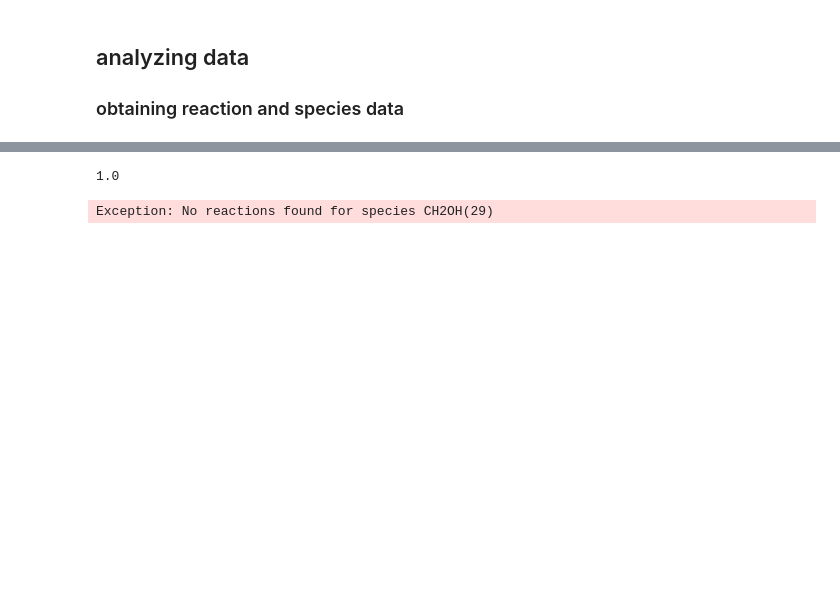
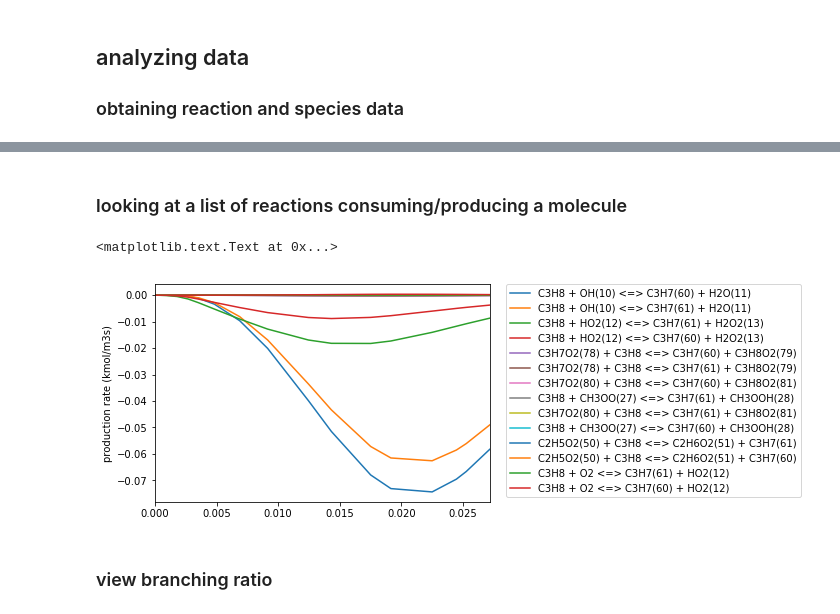
Before and after one commit to goldmanm/cantera-tools, a Jupyter notebook: cookbook.ipynb, the cells around one changed output, grey strips where cells are left out. Cells and saved outputs as stored; diff of their text form; code cells hidden in the pictures; blank space fills up the shorter version.

Commit message:
Updated Cantera cookbook

```diff
--- a/cookbook.ipynb
+++ b/cookbook.ipynb
@@ -59,3 +94,28 @@ result.to_csv('cookbook_files/{}.csv'.format('run_simulation_example'))
+# %%
+model_link = 'cookbook_files/model.cti'
+
+# creates the cantera Solution object
+solution_conv = ctt.create_mechanism(model_link)
+
+# finds initial mole fraction for a fuel-air ratio
+mole_fractions = ctt.get_initial_mole_fractions(stoich_ratio = 1,
+                                                fuel_mole_ratios=[1],
+                                               oxygen_per_fuel_at_stoich_list = [5],
+                                               fuels = ['C3H8'])
+
+# set initial conditions of solution in kelvin pascals and mole fractions
+conditions = 950, 10**6, mole_fractions
+solution_conv.TPX = conditions
+# run simulation
+output_till_conversion = ctt.run_simulation_till_conversion(solution_conv,
+                                             species='C3H8',
+                                             conversion=0.5,
+                                             condition_type = 'constant-temperature-and-pressure',
+                                             output_species = True,
+                                             output_reactions = True,
+                                             output_directional_reactions = True,
+                                             output_rop_roc = True,
+                                             skip_data = 25)
 # %% [markdown]
 ### `find_ignition_delay` example
 # %%
@@ -123,11 +147,13 @@ reactions_with_methanol = ctt.find_reactions(df,species = 'CH3OH')
-# %%
-# this is wrapper function that outputs the stoichiometric coefficient given reaction strings:
-ctt.obtain_stoichiometry_of_species(solution,'CH2OH(29)','CH3OH + HO2(12) <=> CH2OH(29) + H2O2(13)')
-# %% [output]
-1.0
-# %%
-# methods can also deal with a list of reactions
-reactions_with_species = ctt.find_reactions(df,'CH2OH(29)')
-ctt.obtain_stoichiometry_of_species(solution,'CH2OH(29)',reactions_with_species)
-# %% [output]
-Exception: No reactions found for species CH2OH(29)
+# %%
+# this outputs a dataframe of just species
+species = output_till_conversion['species']
+reactions = output_till_conversion['net_reactions']
+forward_and_reverse_reactions = output_till_conversion['directional_reactions']
+net_observables = output_till_conversion['conditions']
+
+# obtain reactions with a specific molecule
+reactions_with_propane = ctt.find_reactions(df=reactions,
+                                             solution=solution_conv,
+                                             species = 'C3H8')
+# %% [markdown]
+### looking at a list of reactions consuming/producing a molecule
@@ -133,0 +164,11 @@ Exception: No reactions found for species CH2OH(29)
+# %%
+f, ax = plt.subplots()
+reactions_with_propane.plot.line(ax=ax)
+import plot_tools as ptt
+ptt.place_legend_outside_plot(axis=ax)
+ax.set_ylabel('production rate (kmol/m3s)')
+# %% [output]
+<matplotlib.text.Text at 0x...>
+[figure, added]
+# %% [markdown]
+### view branching ratio
```
Also changed, not shown: parts of 21 cells of this notebook, 2 other files.
